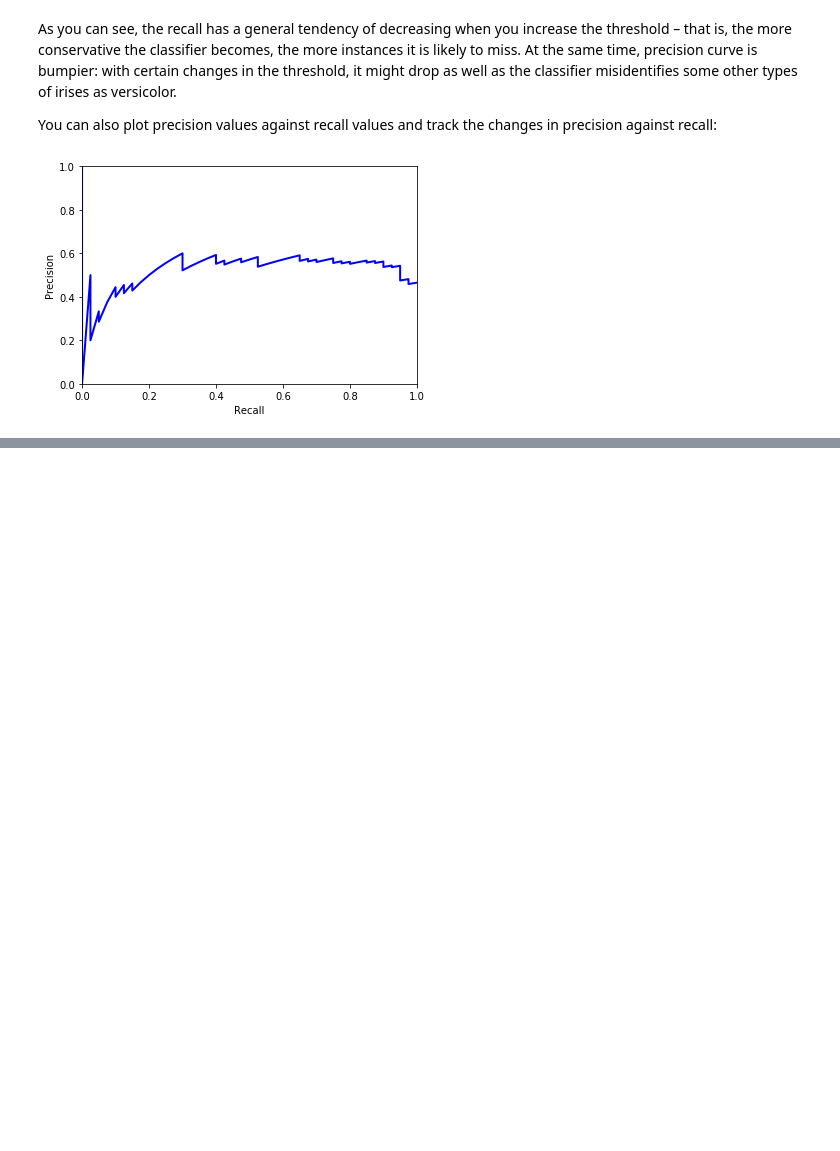
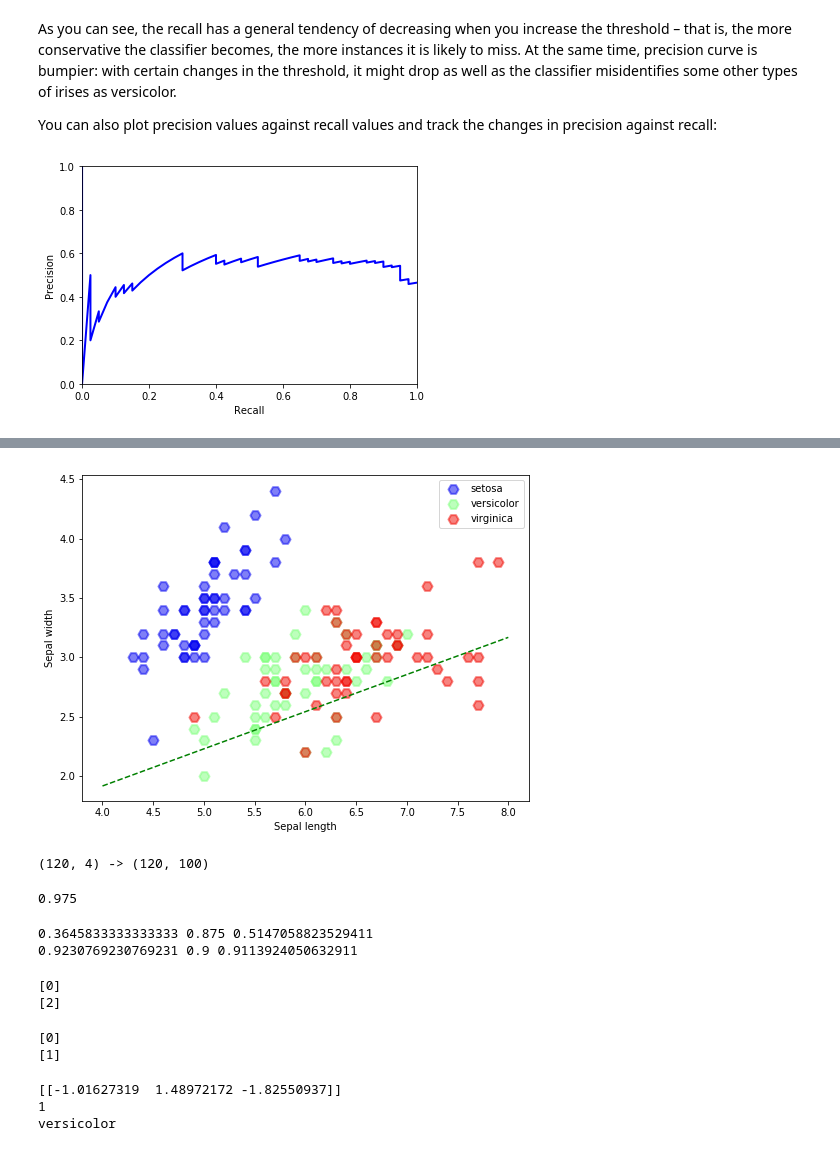
Before and after one commit to joecode0/Data-Science-Assignments, a Jupyter notebook: practical2/notes/practical2_notes.ipynb, the cells around one changed output, grey strips where cells are left out. Cells and saved outputs as stored; diff of their text form; code cells hidden in the pictures; blank space fills up the shorter version.

```diff
--- a/practical2/practical2_notes.ipynb
+++ b/practical2/notes/practical2_notes.ipynb
@@ -537,0 +560,80 @@ plt.show()
+# %%
+fig, ax = plt.subplots(figsize=(8, 6))
+for g in np.unique(group):
+    ix = np.where(group == g)
+    ax.scatter(scatter_x[ix], scatter_y[ix], c = cdict[g],
+               label = labels[g], s = 100, marker = "H",
+               linewidth=2, alpha = 0.5)
+
+log_reg.fit(X_train[:, :2], y_train_versicolor)
+w = log_reg.coef_[0]
+i = log_reg.intercept_[0]
+xx = np.linspace(4, 8)
+yy = -(w[0]*xx + i)/w[1]
+
+plt.plot(xx, yy, 'g--')
+
+ax.legend()
+plt.xlabel('Sepal length')
+plt.ylabel('Sepal width')
+
+plt.show()
+# %% [output]
+[figure, added]
+# %%
+from sklearn.kernel_approximation import RBFSampler
+
+rbf_features = RBFSampler(gamma=1, random_state=42)
+X_train_features = rbf_features.fit_transform(X_train)
+print(X_train.shape, "->", X_train_features.shape)
+sgd_rbf = SGDClassifier(max_iter=5, random_state=42, loss="perceptron",
+                        eta0=1, learning_rate="constant", penalty=None)
+sgd_rbf.fit(X_train_features, y_train_versicolor)
+
+sgd_rbf.score(X_train_features, y_train_versicolor)
+# %% [output]
+(120, 4) -> (120, 100)
+0.975
+# %%
+y_train_pred = cross_val_predict(sgd, X_train, y_train_versicolor, cv=5)
+precision = precision_score(y_train_versicolor, y_train_pred)
+recall = recall_score(y_train_versicolor, y_train_pred)
+f1 = f1_score(y_train_versicolor, y_train_pred)
+print(precision, recall, f1)
+
+y_train_pred = cross_val_predict(sgd_rbf, X_train_features, y_train_versicolor, cv=5)
+precision = precision_score(y_train_versicolor, y_train_pred)
+recall = recall_score(y_train_versicolor, y_train_pred)
+f1 = f1_score(y_train_versicolor, y_train_pred)
+print(precision, recall, f1)
+# %% [output]
+0.3645833333333333 0.875 0.5147058823529411
+0.9230769230769231 0.9 0.9113924050632911
+# %%
+sgd.fit(X_train, y_train) # i.e., all instances, not just one class
+print(sgd.predict([setosa_example]))
+print(sgd.predict([versicolor_example]))
+# %% [output]
+[0]
+[2]
+# %%
+sgd_rbf.fit(X_train_features, y_train) # i.e., all instances, not just one class
+X_test_features = rbf_features.fit_transform(X_test)
+setosa_rbf_example = X_test_features[0] # note that you need to transform the test data in the same way, too
+versicolor_rbf_example = X_test_features[17]
+
+print(sgd_rbf.predict([setosa_rbf_example]))
+print(sgd_rbf.predict([versicolor_rbf_example]))
+# %% [output]
+[0]
+[1]
+# %%
+versicolor_scores = sgd_rbf.decision_function([versicolor_rbf_example])
+print(versicolor_scores)
+prediction = np.argmax(versicolor_scores)
+print(prediction)
+print(iris.target_names[sgd_rbf.classes_[prediction]])
+# %% [output]
+[[-1.01627319  1.48972172 -1.82550937]]
+1
+versicolor
```
Also changed, not shown: parts of 6 cells of this notebook.
